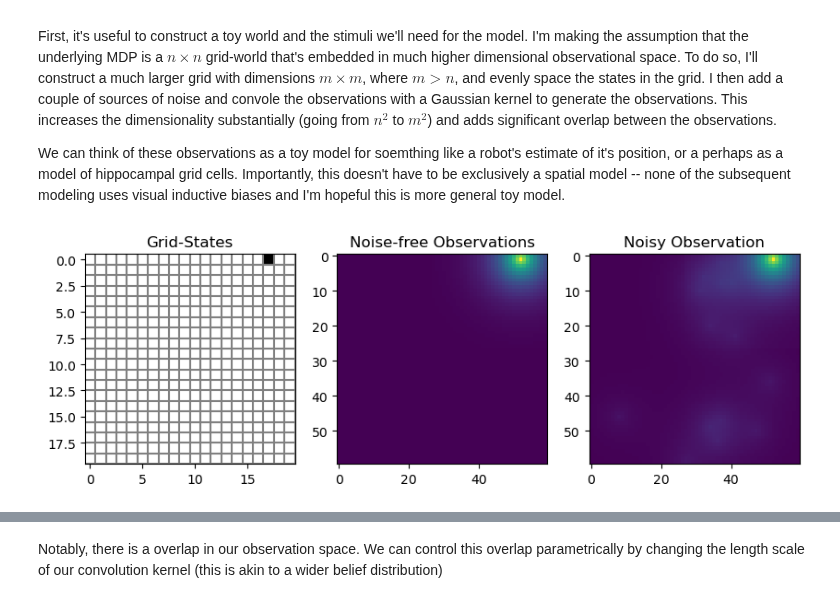
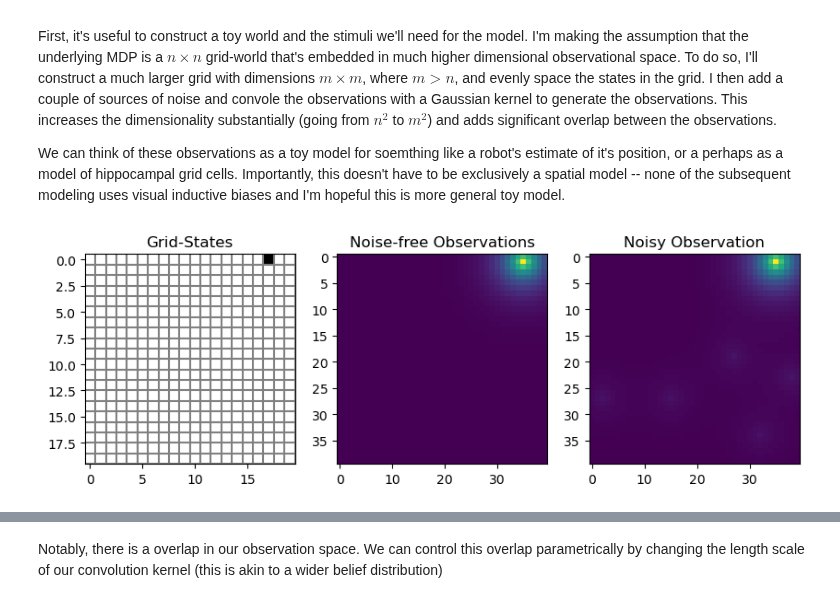
Before and after one commit to nicktfranklin/thread_the_needle, a Jupyter notebook: State_Inference_Network.ipynb, the cells around one changed output, grey strips where cells are left out. Cells and saved outputs as stored; diff of their text form; code cells hidden in the pictures.

```diff
--- a/State_Inference_Network.ipynb
+++ b/State_Inference_Network.ipynb
@@ -49,25 +46,25 @@ We can think of these observations as a toy model for soemthing like a robot's e
 # %%
 # Discritized states: a 20x20 grid of states, which we embed by spacing
 # evenly in a nXn space
 HEIGHT, WIDTH = 20, 20
-MAP_HEIGHT = 60
+MAP_HEIGHT = 40
 
 
 gw_kwargs = dict(
-    rbf_kernel_size=51,  # must be odd
-    rbf_kernel_scale=0.2,
+    rbf_kernel_size=31,  # must be odd
+    rbf_kernel_scale=0.35,
     location_noise_scale=0.25,
     noise_log_mean=-3,
     noise_log_scale=0.05,
     noise_corruption_prob=0.005,
 )
 
 
 observation_model = ObservationModel(HEIGHT, WIDTH, MAP_HEIGHT, **gw_kwargs)
 
 
 # show an example location
 s = 17
 observation_model.display_state(s)
 # %% [output]
-[figure, old version]
+[figure, new version]
```
Also changed, not shown: parts of 16 cells of this notebook, 4 other files.
